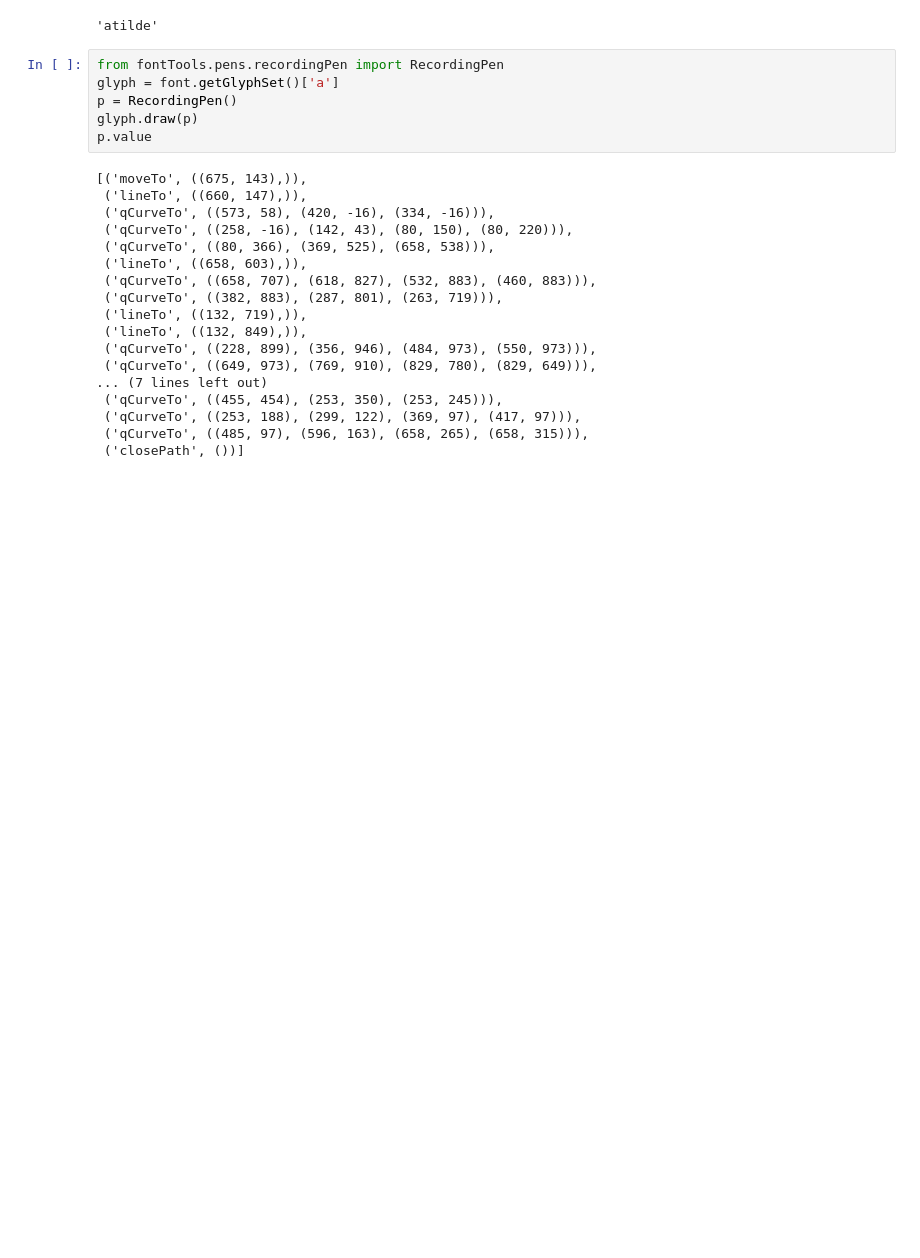
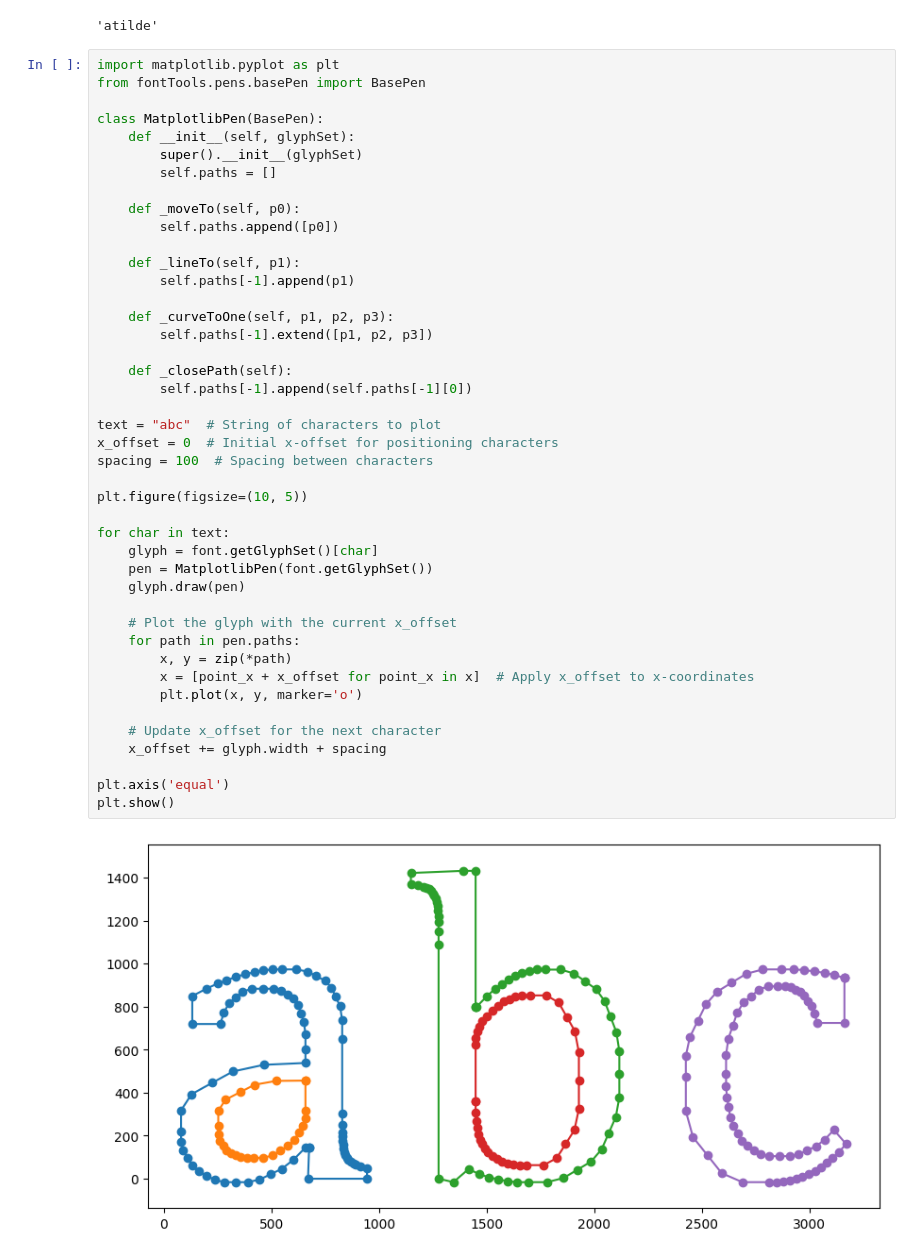
Before and after one commit to walpuerto/Text-to-Desmos, a Jupyter notebook: test.ipynb, the cells around one changed output. Cells and saved outputs as stored; diff of their text form; blank space fills up the shorter version.

```diff
--- a/test.ipynb
+++ b/test.ipynb
@@ -60,26 +60,47 @@ font.getBestCmap()[ord('ã')]
 # %% [output]
 'atilde'
 # %%
-from fontTools.pens.recordingPen import RecordingPen
-glyph = font.getGlyphSet()['a']
-p = RecordingPen()
-glyph.draw(p)
-p.value
+import matplotlib.pyplot as plt
+from fontTools.pens.basePen import BasePen
+
+class MatplotlibPen(BasePen):
+    def __init__(self, glyphSet):
+        super().__init__(glyphSet)
+        self.paths = []
+
+    def _moveTo(self, p0):
+        self.paths.append([p0])
+
+    def _lineTo(self, p1):
+        self.paths[-1].append(p1)
+
+    def _curveToOne(self, p1, p2, p3):
+        self.paths[-1].extend([p1, p2, p3])
+
+    def _closePath(self):
+        self.paths[-1].append(self.paths[-1][0])
+
+text = "abc"  # String of characters to plot
+x_offset = 0  # Initial x-offset for positioning characters
+spacing = 100  # Spacing between characters
+
+plt.figure(figsize=(10, 5))
+
+for char in text:
+    glyph = font.getGlyphSet()[char]
+    pen = MatplotlibPen(font.getGlyphSet())
+    glyph.draw(pen)
+
+    # Plot the glyph with the current x_offset
+    for path in pen.paths:
+        x, y = zip(*path)
+        x = [point_x + x_offset for point_x in x]  # Apply x_offset to x-coordinates
+        plt.plot(x, y, marker='o')
+
+    # Update x_offset for the next character
+    x_offset += glyph.width + spacing
+
+plt.axis('equal')
+plt.show()
 # %% [output]
-[('moveTo', ((675, 143),)),
- ('lineTo', ((660, 147),)),
- ('qCurveTo', ((573, 58), (420, -16), (334, -16))),
- ('qCurveTo', ((258, -16), (142, 43), (80, 150), (80, 220))),
- ('qCurveTo', ((80, 366), (369, 525), (658, 538))),
- ('lineTo', ((658, 603),)),
- ('qCurveTo', ((658, 707), (618, 827), (532, 883), (460, 883))),
- ('qCurveTo', ((382, 883), (287, 801), (263, 719))),
- ('lineTo', ((132, 719),)),
- ('lineTo', ((132, 849),)),
- ('qCurveTo', ((228, 899), (356, 946), (484, 973), (550, 973))),
- ('qCurveTo', ((649, 973), (769, 910), (829, 780), (829, 649))),
-... (7 lines left out)
- ('qCurveTo', ((455, 454), (253, 350), (253, 245))),
- ('qCurveTo', ((253, 188), (299, 122), (369, 97), (417, 97))),
- ('qCurveTo', ((485, 97), (596, 163), (658, 265), (658, 315))),
- ('closePath', ())]
+[figure, added]
```
